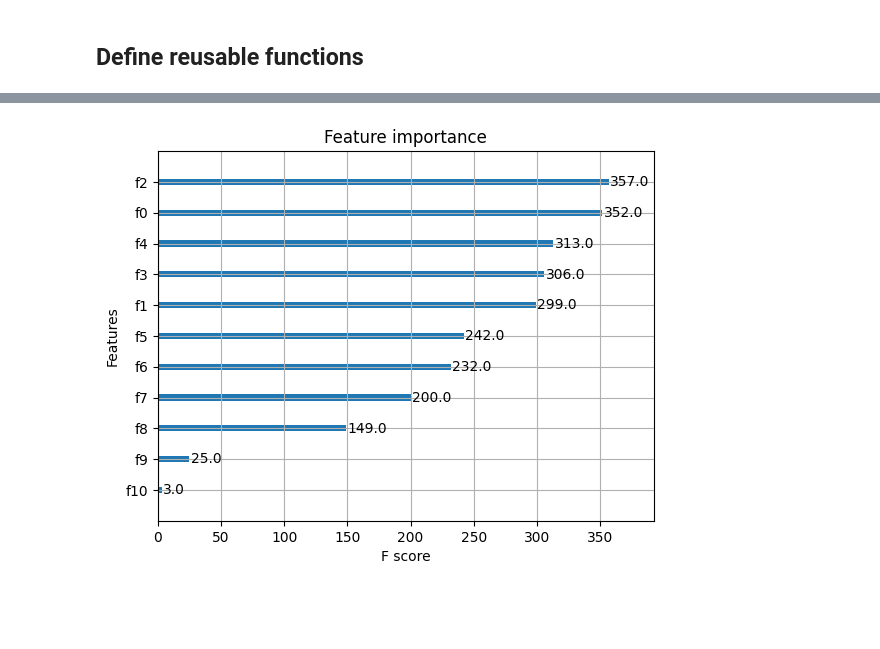
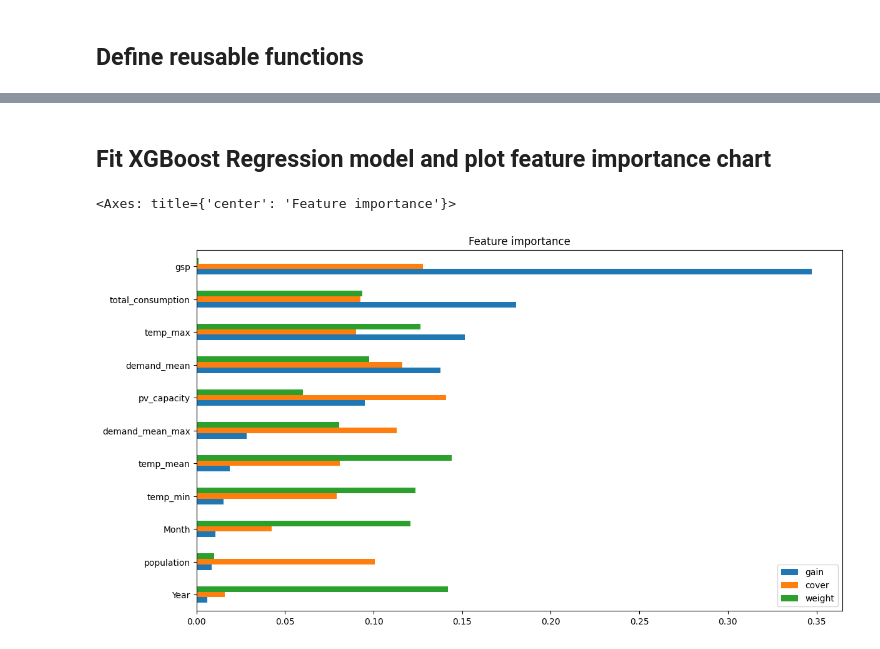
Before and after one commit to Z5429/ZZSC9020-Group-P, a Jupyter notebook: src/feature_selection.ipynb, the cells around one changed output, grey strips where cells are left out. Saved outputs shown, nothing was run; the diff lists cells and outputs as text; code cells hidden in the pictures; blank space fills up the shorter version.

```diff
--- a/src/feature_selection.ipynb
+++ b/src/feature_selection.ipynb
@@ -116,9 +102,26 @@ print(y)
-# %%
-# fit model no training data
-model = XGBRegressor()
-model.fit(X, y)
-# plot feature importance
-plot_importance(model)
-plt.show()
-# %% [output]
-[figure, removed]
+# %% [markdown]
+## Fit XGBoost Regression model and plot feature importance chart
+# %%
+model = XGBRegressor(importance_type='gain')
+model.fit(X, y)
+importances = model.feature_importances_
+s_gain = pd.Series(importances, index=X.columns, name='gain').sort_values()
+# %%
+model = XGBRegressor(importance_type='weight')
+model.fit(X, y)
+
+importances = model.feature_importances_
+s_weight = pd.Series(importances, index=X.columns, name='weight').sort_values()
+# %%
+model = XGBRegressor(importance_type='cover')
+model.fit(X, y)
+
+importances = model.feature_importances_
+s_cover = pd.Series(importances, index=X.columns, name='cover').sort_values()
+# %%
+df_result = pd.concat([s_gain, s_cover, s_weight], axis=1)
+# %%
+df_result.plot.barh(figsize=(1280/96, 720/96), title='Feature importance')
+# %% [output]
+<Axes: title={'center': 'Feature importance'}>
+[figure, added]
```
Also changed, not shown: parts of 21 cells of this notebook.
